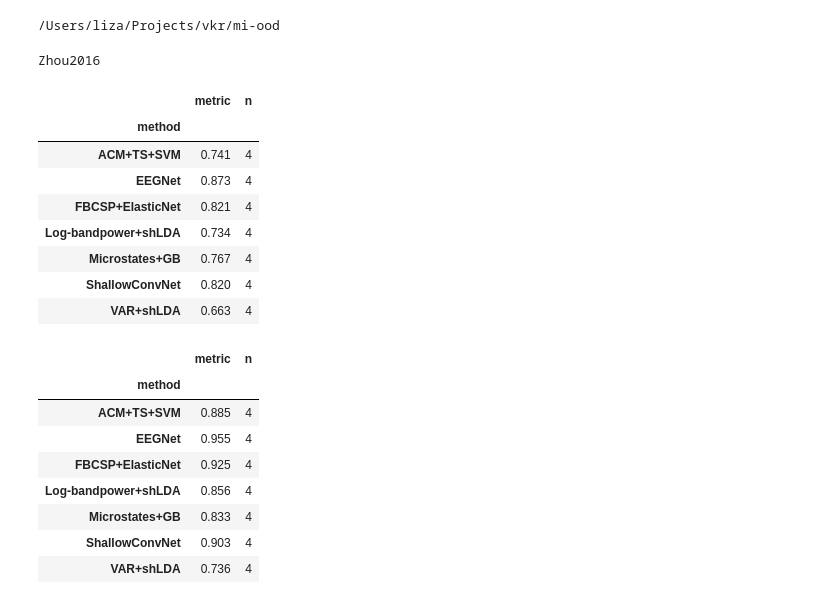
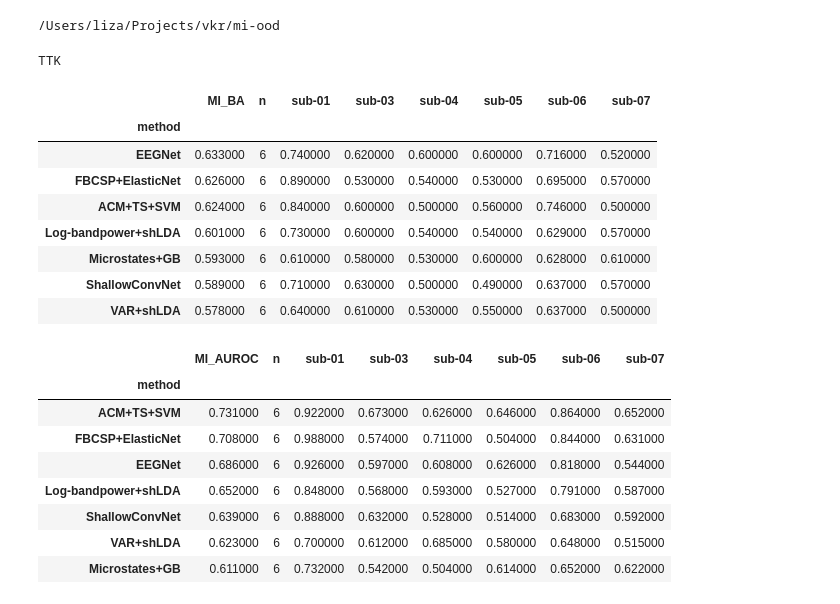
Before and after one commit to lizasheina/bci-oodd, a Jupyter notebook: mi-ood/experiment_cross-session_7ch.ipynb, the cells around one changed output. Cells and saved outputs as stored; diff of their text form; code cells hidden in the pictures.

```diff
--- a/mi-ood/experiment_cross-session_7ch.ipynb
+++ b/mi-ood/experiment_cross-session_7ch.ipynb
@@ -21,71 +20,79 @@ from methods import ShallowOOD
 from pipelines import mi_pipelines, ood_pipelines
 from processing import *
 # %%
-experiment_mi = "cs_mi_7ch"
-experiment_ood = "cs_ood_7ch"
+experiment = "cross-session_7-channels"
 COMMON_CHANNELS = ["FC3", "FCz", "FC4", "C3", "C4", "CP3", "CP4"]
 
-datasets = [ "Zhou2016", "BNCI2014_001", "Wang2025", "Yang2025_3C", "Zhou2020" ]
+datasets = [ "TTK", "Zhou2016", "BNCI2014_001", "Wang2025", "Yang2025_3C", "Zhou2020" ]
+# %%
+for pipeline in [*mi_pipelines.values(), *ood_pipelines.values()]:
+    channel_params = {key: tuple(COMMON_CHANNELS) for key in pipeline.get_params(deep=True) if key.split("__")[-1] == "channel_names"}
+    pipeline.set_params(**channel_params)
+
+MI_METHODS = ["ACM+TS+SVM", "FBCSP+ElasticNet", "ShallowConvNet", "EEGNet", "Microstates+GB", "VAR+shLDA", "Log-bandpower+shLDA"]
+OOD_METHODS = ["ACM+TS+OCSVM", "FBCSP+IsolationForest", "ShallowConvNet+kNN", "EEGNet+TempDens", "Log-bandpower+Mahalanobis", "Microstates+LOF", "VAR+Mahalanobis"]
 # %%
 for dataset in datasets:
     print( dataset )
     subjects = get_subjects(dataset)
 
     for subject in subjects:
         data = None
 
+        exp_type = "mi"
         for method, pipeline in mi_pipelines.items():
-            result = {"dataset": dataset, "subject": subject, "experiment": experiment_mi, "method": method}
+            if method not in MI_METHODS:
+                continue
+            result = {"dataset": dataset, "subject": subject, "experiment": experiment, "experiment_type": exp_type, "method": method}
             if result_path(result).exists():
                 continue
             if data is None:
                 data = load_subject_data(dataset, subject, channels=COMMON_CHANNELS)
             train_data, val_data, test_data = data
             result["MI_BA"], result["MI_AUROC"] = MI_metrics(train_data, test_data, pipeline)
             save_result(result)
             print(f"{dataset} s{subject} {method}: {result['MI_BA']:.3f} {result['MI_AUROC']:.3f}")
 
+        exp_type = "ood"
         data = None
-        shallow = None
         for method, pipeline in ood_pipelines.items():
-            result = {"dataset": dataset, "subject": subject, "experiment": experiment_ood, "method": method}
+            if method not in OOD_METHODS:
+                continue
+            result = {"dataset": dataset, "subject": subject, "experiment": experiment, "experiment_type": exp_type, "method": method}
             if result_path(result).exists():
                 continue
             if data is None:
-                data = load_subject_data(dataset, subject, channels=COMMON_CHANNELS, include_feet=True)
+                ood=("feet",)
+                if dataset == "TTK":
+                    ood = ("left_foot", "right_foot")
+                data = load_subject_data(dataset, subject, channels=COMMON_CHANNELS, ood_classes=ood )
                 train_data, val_data, test_data = data
-            if isinstance(pipeline, ShallowOOD):
-                if shallow is None:
-                    shallow = train(train_data, mi_pipelines["ShallowConvNet"])
-
-                model = clone(pipeline).fit(*train_data, classifier=shallow)
-            else:
-                model = train(train_data, pipeline)
+            model = train(train_data, pipeline)
 
             result["OOD_AUROC"] = OOD_AUROC(test_data, model)
             save_result(result)
             print(f"{dataset} s{subject} {method}: {result['OOD_AUROC']:.3f}")
 
-    display(summarize_results(dataset, experiment_mi, metric="MI_BA").round(3))
-    display(summarize_results(dataset, experiment_mi, metric="MI_AUROC").round(3))
-    display(summarize_results(dataset, experiment_ood, metric="OOD_AUROC").round(3))
+    display_summary_by_subject(dataset, experiment, experiment_type="mi", metric="MI_BA")
+    display_summary_by_subject(dataset, experiment, experiment_type="mi", metric="MI_AUROC")
+    display_summary_by_subject(dataset, experiment, experiment_type="ood", metric="OOD_AUROC")
 # %% [output]
-Zhou2016
+TTK
-|  | metric | n |
-| method |  |  |
-| ACM+TS+SVM | 0.741 | 4 |
-| EEGNet | 0.873 | 4 |
-| FBCSP+ElasticNet | 0.821 | 4 |
-| Log-bandpower+shLDA | 0.734 | 4 |
-| Microstates+GB | 0.767 | 4 |
-| ShallowConvNet | 0.820 | 4 |
-| VAR+shLDA | 0.663 | 4 |
+|  | MI_BA | n | sub-01 | sub-03 | sub-04 | sub-05 | sub-06 | sub-07 |
+| method |  |  |  |  |  |  |  |  |
+| EEGNet | 0.633000 | 6 | 0.740000 | 0.620000 | 0.600000 | 0.600000 | 0.716000 | 0.520000 |
+| FBCSP+ElasticNet | 0.626000 | 6 | 0.890000 | 0.530000 | 0.540000 | 0.530000 | 0.695000 | 0.570000 |
+| ACM+TS+SVM | 0.624000 | 6 | 0.840000 | 0.600000 | 0.500000 | 0.560000 | 0.746000 | 0.500000 |
+| Log-bandpower+shLDA | 0.601000 | 6 | 0.730000 | 0.600000 | 0.540000 | 0.540000 | 0.629000 | 0.570000 |
+| Microstates+GB | 0.593000 | 6 | 0.610000 | 0.580000 | 0.530000 | 0.600000 | 0.628000 | 0.610000 |
+| ShallowConvNet | 0.589000 | 6 | 0.710000 | 0.630000 | 0.500000 | 0.490000 | 0.637000 | 0.570000 |
+| VAR+shLDA | 0.578000 | 6 | 0.640000 | 0.610000 | 0.530000 | 0.550000 | 0.637000 | 0.500000 |
-|  | metric | n |
-| method |  |  |
-| ACM+TS+SVM | 0.885 | 4 |
-| EEGNet | 0.955 | 4 |
-| FBCSP+ElasticNet | 0.925 | 4 |
-| Log-bandpower+shLDA | 0.856 | 4 |
-| Microstates+GB | 0.833 | 4 |
-| ShallowConvNet | 0.903 | 4 |
-| VAR+shLDA | 0.736 | 4 |
+|  | MI_AUROC | n | sub-01 | sub-03 | sub-04 | sub-05 | sub-06 | sub-07 |
+| method |  |  |  |  |  |  |  |  |
+| ACM+TS+SVM | 0.731000 | 6 | 0.922000 | 0.673000 | 0.626000 | 0.646000 | 0.864000 | 0.652000 |
+| FBCSP+ElasticNet | 0.708000 | 6 | 0.988000 | 0.574000 | 0.711000 | 0.504000 | 0.844000 | 0.631000 |
+| EEGNet | 0.686000 | 6 | 0.926000 | 0.597000 | 0.608000 | 0.626000 | 0.818000 | 0.544000 |
+| Log-bandpower+shLDA | 0.652000 | 6 | 0.848000 | 0.568000 | 0.593000 | 0.527000 | 0.791000 | 0.587000 |
+| ShallowConvNet | 0.639000 | 6 | 0.888000 | 0.632000 | 0.528000 | 0.514000 | 0.683000 | 0.592000 |
+| VAR+shLDA | 0.623000 | 6 | 0.700000 | 0.612000 | 0.685000 | 0.580000 | 0.648000 | 0.515000 |
+| Microstates+GB | 0.611000 | 6 | 0.732000 | 0.542000 | 0.504000 | 0.614000 | 0.652000 | 0.622000 |
```
Also changed, not shown: parts of 3 cells of this notebook, 6 other files.
